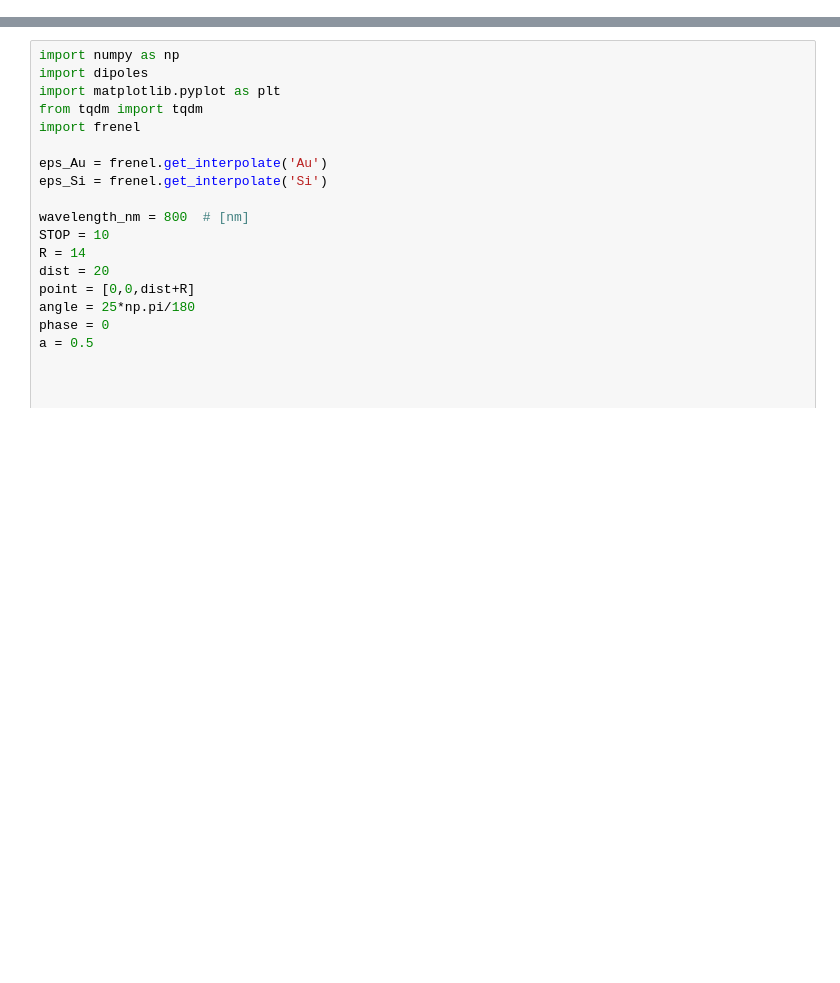
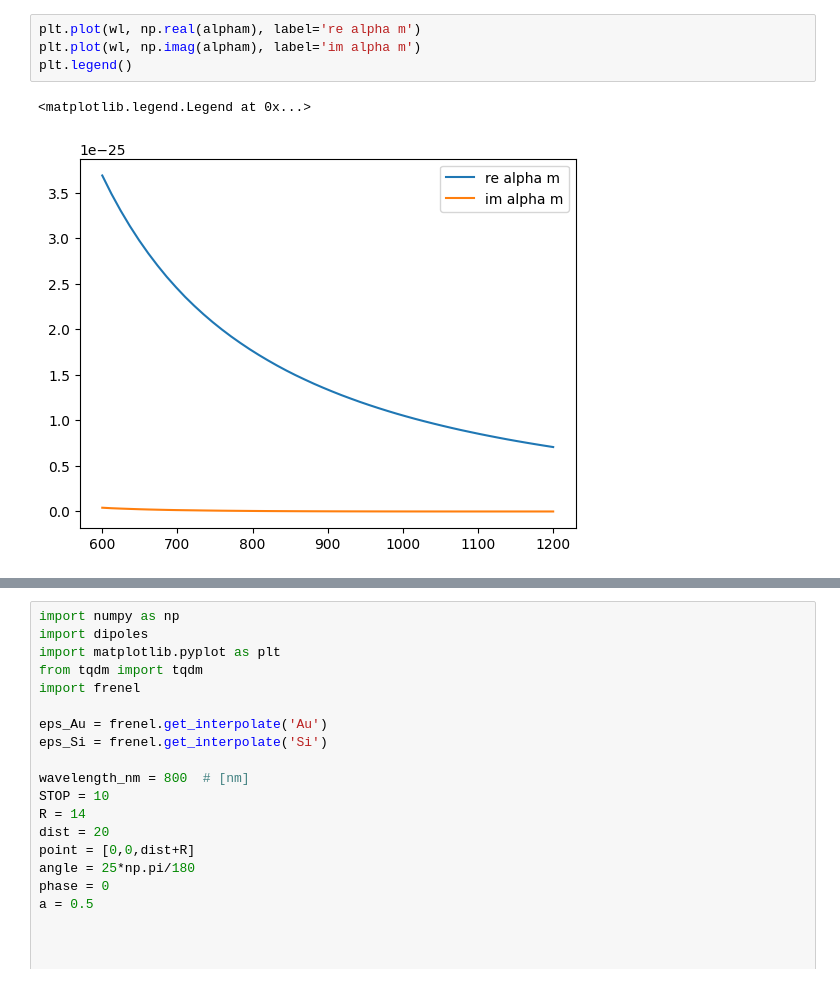
Before and after one commit to semyonbo/SPP_ANALYTICAL, a Jupyter notebook: plot.ipynb, the cells around one changed output, grey strips where cells are left out. Saved outputs shown, nothing was run; the diff lists cells and outputs as text; blank space fills up the shorter version.

```diff
--- a/plot.ipynb
+++ b/plot.ipynb
@@ -61,3 +63,10 @@ for i in tqdm(range(len(wl))):
+# %%
+plt.plot(wl, np.real(alpham), label='re alpha m')
+plt.plot(wl, np.imag(alpham), label='im alpha m')
+plt.legend()
+# %% [output]
+<matplotlib.legend.Legend at 0x...>
+[figure, added]
 # %%
 plt.plot(wl, np.real(Px), label='$p_x$')
 plt.plot(wl, np.real(Py), label='$p_y$')
```
Also changed, not shown: parts of 4 cells of this notebook.
